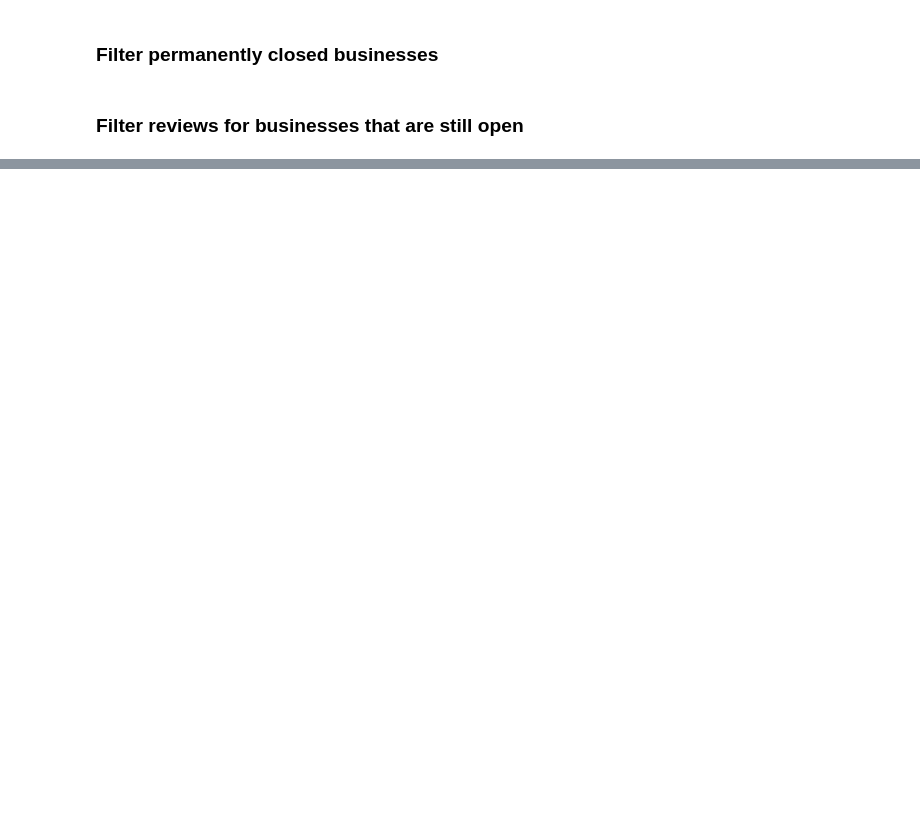
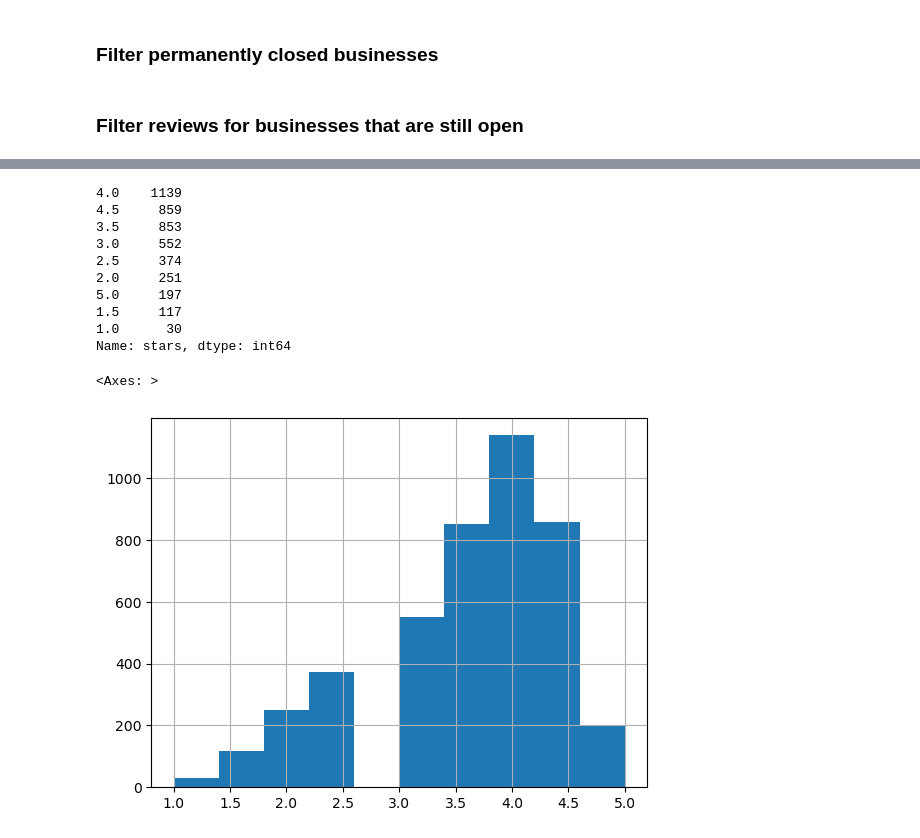
Before and after one commit to MaksimObukhov/restaurant-semantic-search-app, a Jupyter notebook: yelp_main.ipynb, the cells around one changed output, grey strips where cells are left out. Cells and saved outputs as stored; diff of their text form; code cells hidden in the pictures; blank space fills up the shorter version.

Commit message:
histogram of business stars

```diff
--- a/yelp_main.ipynb
+++ b/yelp_main.ipynb
@@ -98 +90,4 @@ WorkingHours.Sunday                       1762
 dtype: int64
+# %%
+# Drop attributes columns
+business_df = business_df.drop(business_df.filter(like='attributes').columns, axis=1)
@@ -98,0 +114,16 @@ dtype: int64
+# %%
+print(business_df["stars"].value_counts())
+business_df["stars"].hist()
+# %% [output]
+4.0    1139
+4.5     859
+3.5     853
+3.0     552
+2.5     374
+2.0     251
+5.0     197
+1.5     117
+1.0      30
+Name: stars, dtype: int64
+<Axes: >
+[figure, added]
```
Also changed, not shown: parts of 9 cells of this notebook.
